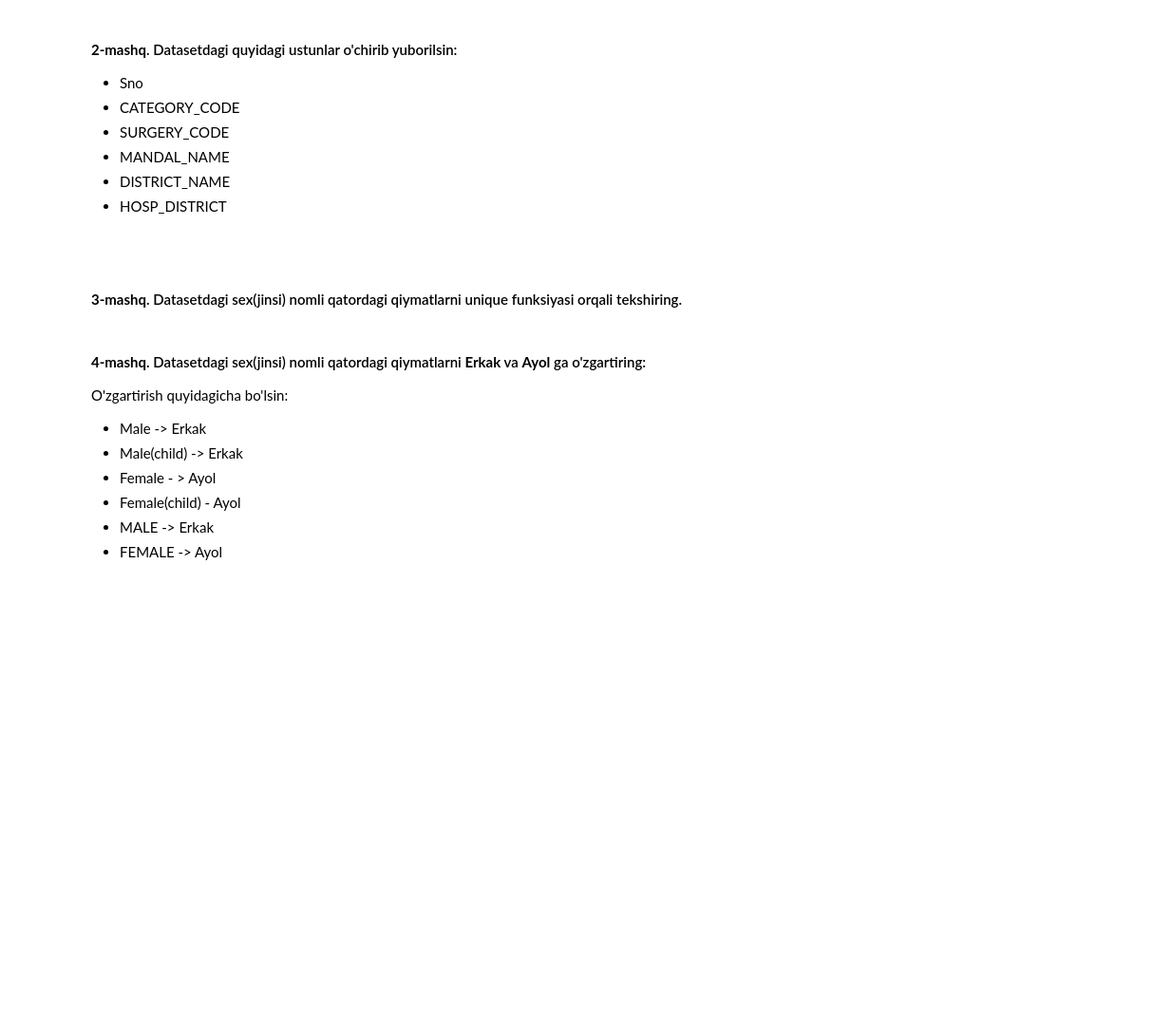
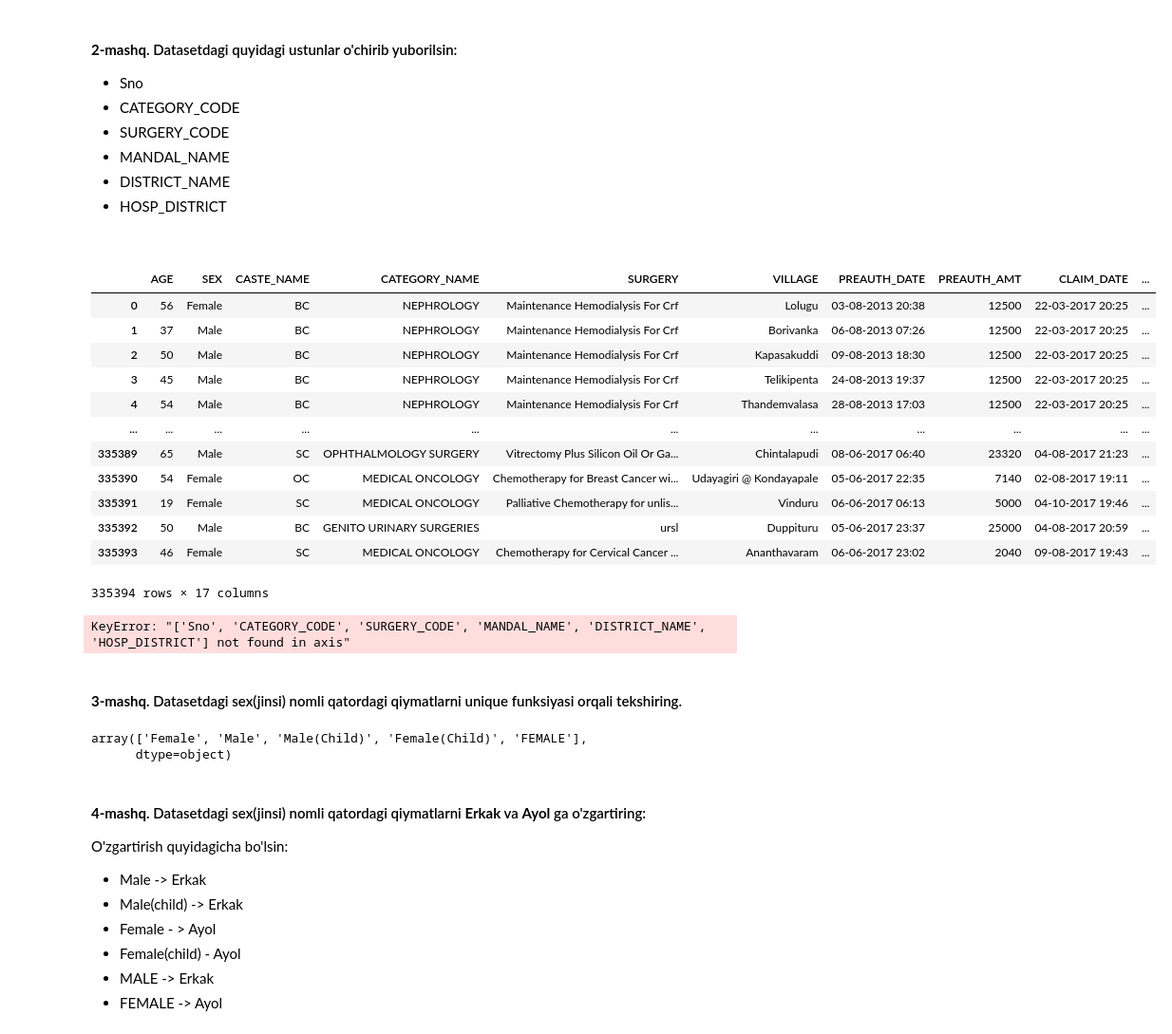
Before and after one commit to IlyasNasirov/notebook, a Jupyter notebook: DS_3_Modul_3_Amaliyot_tozalash.ipynb, the cells around one changed output. Shown at 95% size. Drawn from its saved outputs; the diff is of its cells as text; code cells hidden in the pictures; blank space fills up the shorter version.

```diff
--- a/DS_3_Modul_3_Amaliyot_tozalash.ipynb
+++ b/DS_3_Modul_3_Amaliyot_tozalash.ipynb
@@ -55,6 +58,25 @@ sum(df.duplicated())
+# %%
+df.drop(['Sno','CATEGORY_CODE','SURGERY_CODE','MANDAL_NAME','DISTRICT_NAME','HOSP_DISTRICT'],axis=1,inplace=True)
+df
+# %% [output]
+|  | AGE | SEX | CASTE_NAME | CATEGORY_NAME | SURGERY | VILLAGE | PREAUTH_DATE | PREAUTH_AMT | CLAIM_DATE | ... |
+| 0 | 56 | Female | BC | NEPHROLOGY | Maintenance Hemodialysis For Crf | Lolugu | 03-08-2013 20:38 | 12500 | 22-03-2017 20:25 | ... |
+| 1 | 37 | Male | BC | NEPHROLOGY | Maintenance Hemodialysis For Crf | Borivanka | 06-08-2013 07:26 | 12500 | 22-03-2017 20:25 | ... |
+| 2 | 50 | Male | BC | NEPHROLOGY | Maintenance Hemodialysis For Crf | Kapasakuddi | 09-08-2013 18:30 | 12500 | 22-03-2017 20:25 | ... |
+| 3 | 45 | Male | BC | NEPHROLOGY | Maintenance Hemodialysis For Crf | Telikipenta | 24-08-2013 19:37 | 12500 | 22-03-2017 20:25 | ... |
+| 4 | 54 | Male | BC | NEPHROLOGY | Maintenance Hemodialysis For Crf | Thandemvalasa | 28-08-2013 17:03 | 12500 | 22-03-2017 20:25 | ... |
+| ... | ... | ... | ... | ... | ... | ... | ... | ... | ... | ... |
+| 335389 | 65 | Male | SC | OPHTHALMOLOGY SURGERY | Vitrectomy Plus Silicon Oil Or Ga... | Chintalapudi | 08-06-2017 06:40 | 23320 | 04-08-2017 21:23 | ... |
+| 335390 | 54 | Female | OC | MEDICAL ONCOLOGY | Chemotherapy for Breast Cancer wi... | Udayagiri @ Kondayapale | 05-06-2017 22:35 | 7140 | 02-08-2017 19:11 | ... |
+| 335391 | 19 | Female | SC | MEDICAL ONCOLOGY | Palliative Chemotherapy for unlis... | Vinduru | 06-06-2017 06:13 | 5000 | 04-10-2017 19:46 | ... |
+| 335392 | 50 | Male | BC | GENITO URINARY SURGERIES | ursl | Duppituru | 05-06-2017 23:37 | 25000 | 04-08-2017 20:59 | ... |
+| 335393 | 46 | Female | SC | MEDICAL ONCOLOGY | Chemotherapy for Cervical Cancer ... | Ananthavaram | 06-06-2017 23:02 | 2040 | 09-08-2017 19:43 | ... |
+335394 rows × 17 columns
 # %%
 #@title **To'g'ri javob**
 df.drop(['Sno','CATEGORY_CODE','SURGERY_CODE','MANDAL_NAME','DISTRICT_NAME','HOSP_DISTRICT'],axis='columns',inplace=True)
 df
+# %% [output]
+KeyError: "['Sno', 'CATEGORY_CODE', 'SURGERY_CODE', 'MANDAL_NAME', 'DISTRICT_NAME', 'HOSP_DISTRICT'] not found in axis"
 # %% [markdown]
 #### **3-mashq**. Datasetdagi sex(jinsi) nomli qatordagi qiymatlarni unique funksiyasi orqali tekshiring.
@@ -63,3 +83,8 @@ df
+# %%
+df['SEX'].unique()
+# %% [output]
+array(['Female', 'Male', 'Male(Child)', 'Female(Child)', 'FEMALE'],
+      dtype=object)
 # %%
 #@title **To'g'ri javob**
 df["SEX"].unique()
```
Also changed, not shown: parts of 27 cells of this notebook.
